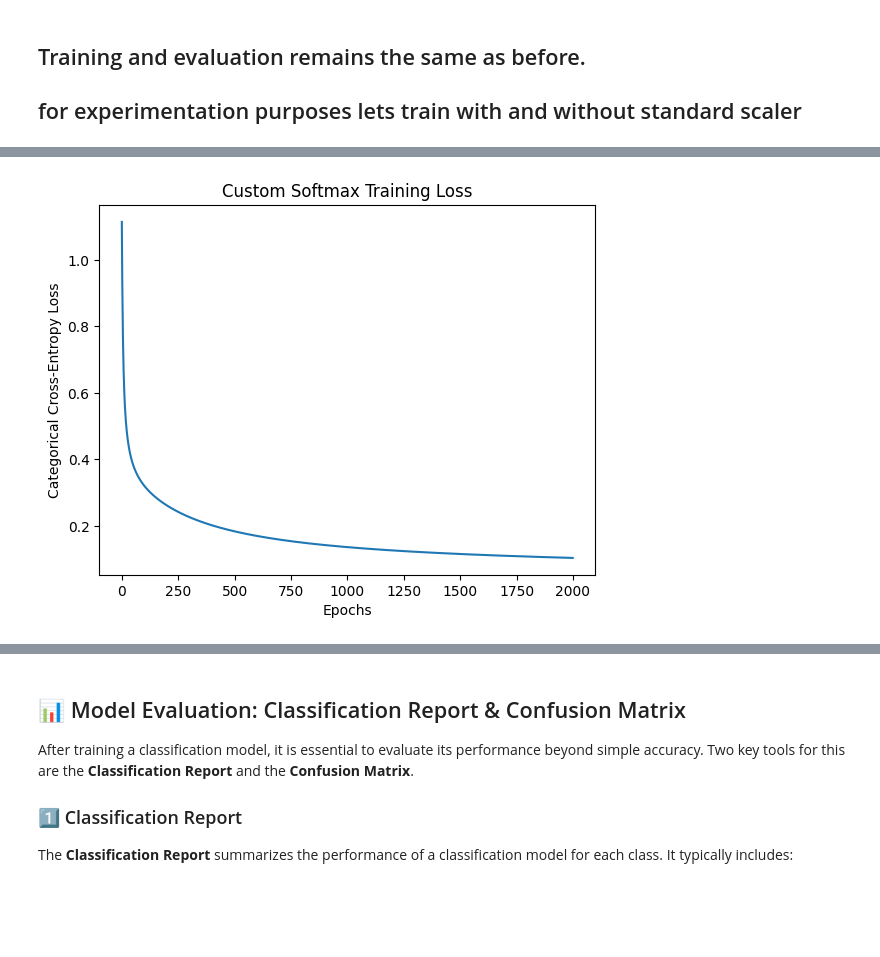
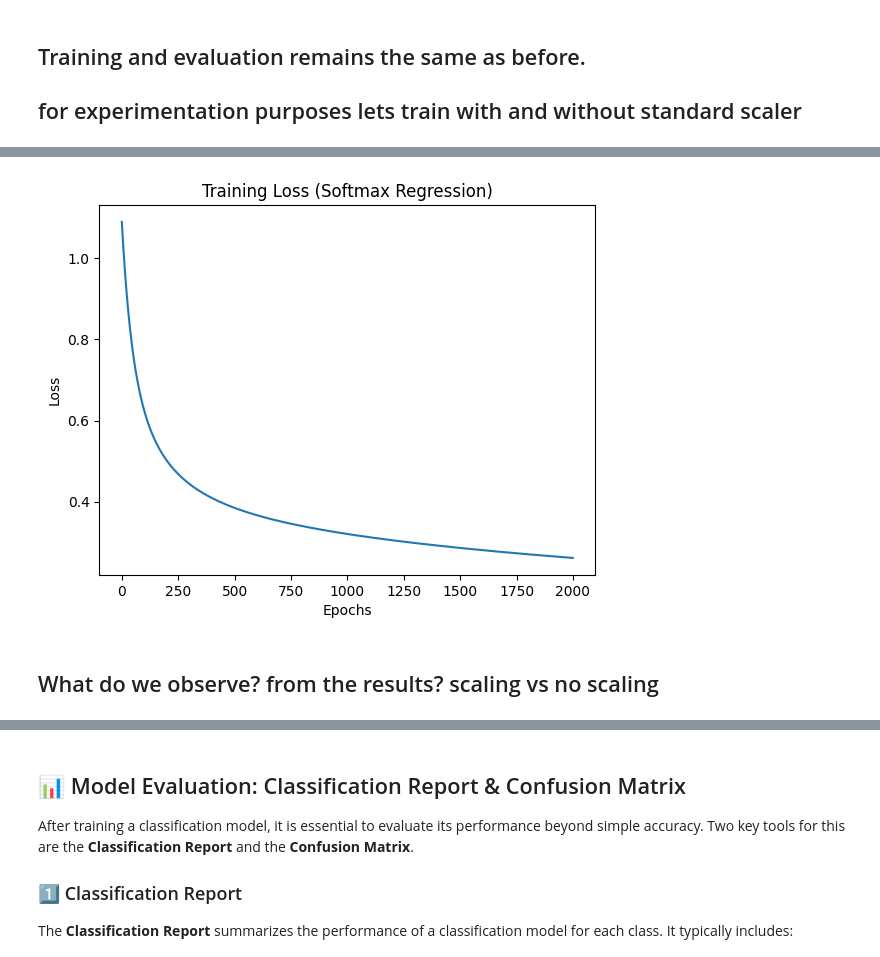
Before and after one commit to silvaxxx1/SAIR, a Jupyter notebook: Classification/Lecture_4.ipynb, the cells around one changed output, grey strips where cells are left out. Saved outputs shown, nothing was run; the diff lists cells and outputs as text; code cells hidden in the pictures; blank space fills up the shorter version.

```diff
--- a/Classification/Lecture_4.ipynb
+++ b/Classification/Lecture_4.ipynb
@@ -1541,22 +1541,18 @@ Target vector shape (y): (150,)
 # %%
 # --- 2️⃣ Manual train/test split (70/30) ---
 np.random.seed(42)
-indices = np.arange(len(X))
+indices = np.arange(len(X_iris))
 np.random.shuffle(indices)
 
-split_idx = int(0.7 * len(X))
+split_idx = int(0.7 * len(X_iris))
 train_idx = indices[:split_idx]
 test_idx = indices[split_idx:]
 
-X_train, X_test = X[train_idx], X[test_idx]
-y_train, y_test = y[train_idx], y[test_idx]
+X_train, X_test = X_iris[train_idx], X_iris[test_idx]
+y_train, y_test = y_iris[train_idx], y_iris[test_idx]
 
-print(f"\nTrain set: {X_train.shape}")
-print(f"Test set: {X_test.shape}")
-
-# --- 3️⃣ Manual standardization ---
+# --- Standardization ---
 mean = X_train.mean(axis=0)
 std = X_train.std(axis=0)
-
 X_train_scaled = (X_train - mean) / std
 X_test_scaled = (X_test - mean) / std
@@ -1606,19 +1600,19 @@ Epoch 1999 | Loss: 0.1065 | Accuracy: 97.14%
 # %%
-# --- 4️⃣ Initialize SoftmaxRegression ---
-n_features = X_train.shape[1]  # 4 features in Iris
-n_classes = len(np.unique(y_iris))  # 3 classes
+# --- Train custom model ---
+n_features = X_train.shape[1]
+n_classes = len(np.unique(y_iris))
 
-iris_model = SoftmaxRegression(n_features=n_features, n_classes=n_classes, lr=0.1)
+iris_model = SoftmaxRegression(n_features=n_features, n_classes=n_classes, lr=0.01)
 iris_model.fit(X_train_scaled, y_train, epochs=2000, verbose=True)
 
+# --- Evaluate ---
 y_pred = iris_model.predict(X_test_scaled)
 accuracy = np.mean(y_pred == y_test) * 100
-print(f"\n🎯 Test Accuracy: {accuracy:.2f}%")
+print(f"\n🎯 Test Accuracy (scaling): {accuracy:.2f}%")
 
-# --- 7️⃣ Plot training loss for custom model ---
 plt.plot(iris_model.losses)
 plt.xlabel("Epochs")
-plt.ylabel("Categorical Cross-Entropy Loss")
-plt.title("Custom Softmax Training Loss")
+plt.ylabel("Loss")
+plt.title("Training Loss (Softmax Regression)")
 plt.show()
 # %% [output]
@@ -1642,2 +1636,4 @@ Epoch 1999 | Loss: 0.1036 | Accuracy: 96.19%
-[figure, old version]
+[figure, new version]
+# %% [markdown]
+## What do we observe? from the results? scaling vs no scaling
 # %%
```
Also changed, not shown: parts of 11 cells of this notebook.
